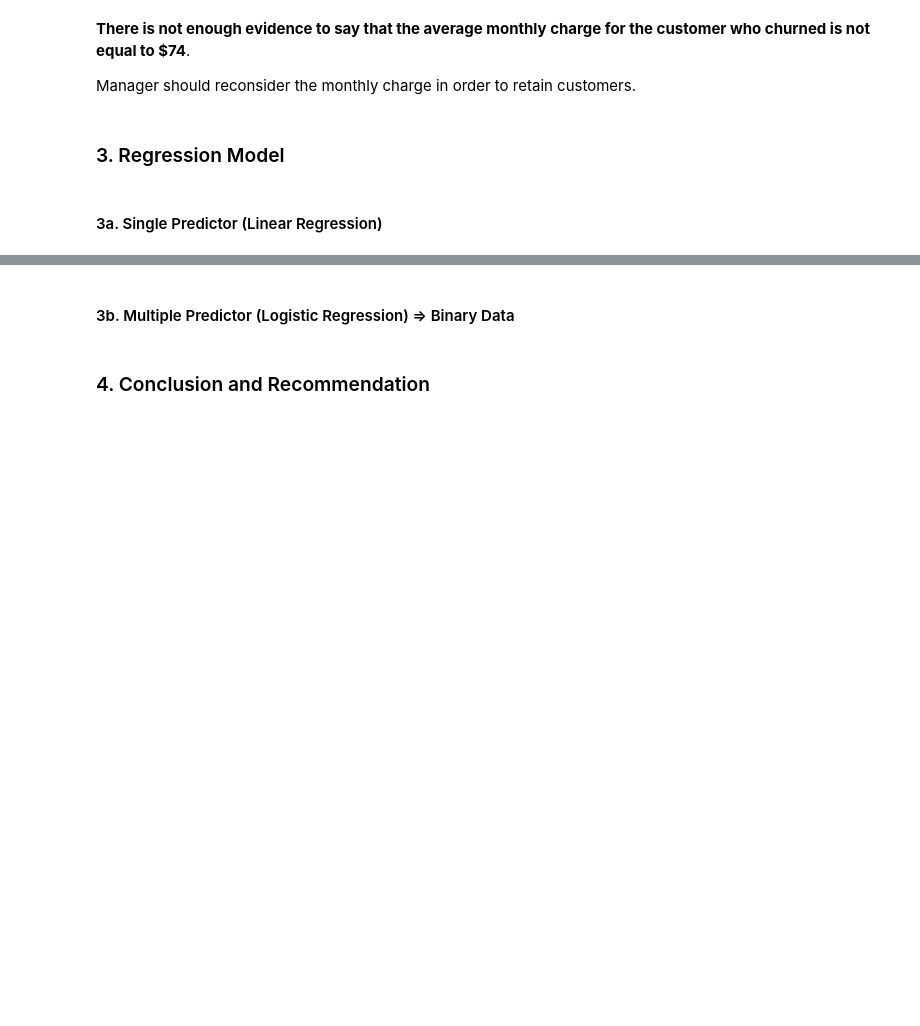
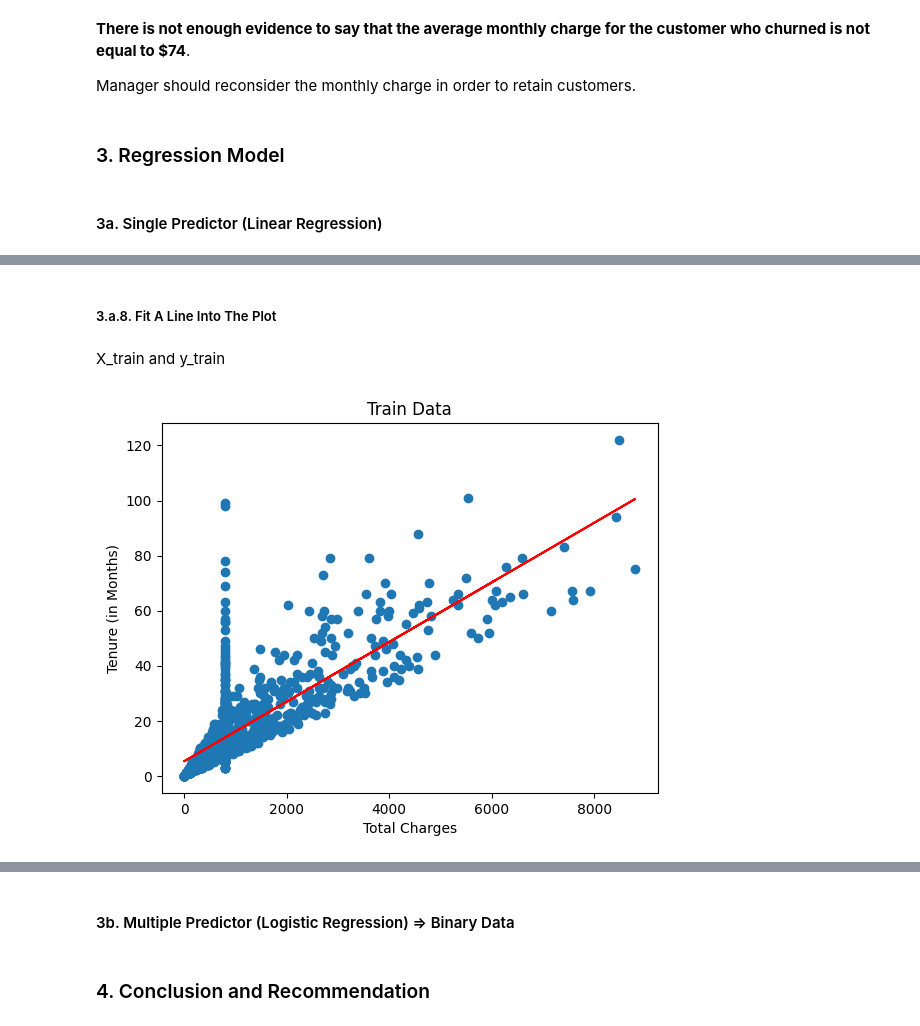
Before and after one commit to rzkybagaskara/telecom-customer-analysis, a Jupyter notebook: Customer_Churn_Analysis.ipynb, the cells around one changed output, grey strips where cells are left out. Drawn from its saved outputs; the diff is of its cells as text; code cells hidden in the pictures; blank space fills up the shorter version.

```diff
--- a/Customer_Churn_Analysis.ipynb
+++ b/Customer_Churn_Analysis.ipynb
@@ -376,0 +446,3 @@ Manager should reconsider the monthly charge in order to retain customers.
+# %%
+X_train = np.array(X_train).reshape(-1, 1)
+X_train
@@ -376,0 +490,4 @@ Manager should reconsider the monthly charge in order to retain customers.
+# %%
+from sklearn.linear_model import LinearRegression
+
+lr = LinearRegression()
@@ -376,0 +496,2 @@ Manager should reconsider the monthly charge in order to retain customers.
+# %%
+lr.fit(X_train, y_train)
@@ -376,0 +518,4 @@ Manager should reconsider the monthly charge in order to retain customers.
+# %%
+#using training values
+y_predict_train1 = lr.predict(X_train)
+y_predict_train1.flatten()
@@ -376,0 +562,15 @@ Manager should reconsider the monthly charge in order to retain customers.
+# %% [markdown]
+##### 3.a.8. Fit A Line Into The Plot
+# %% [markdown]
+X_train and y_train
+# %%
+plt.scatter(x=X_train, y=y_train)
+plt.plot(X_train, y_predict_train1, color='red')
+
+plt.xlabel('Total Charges')
+plt.ylabel('Tenure (in Months)')
+plt.title('Train Data')
+
+plt.show()
+# %% [output]
+[figure, added]
```
Also changed, not shown: parts of 28 cells of this notebook.
